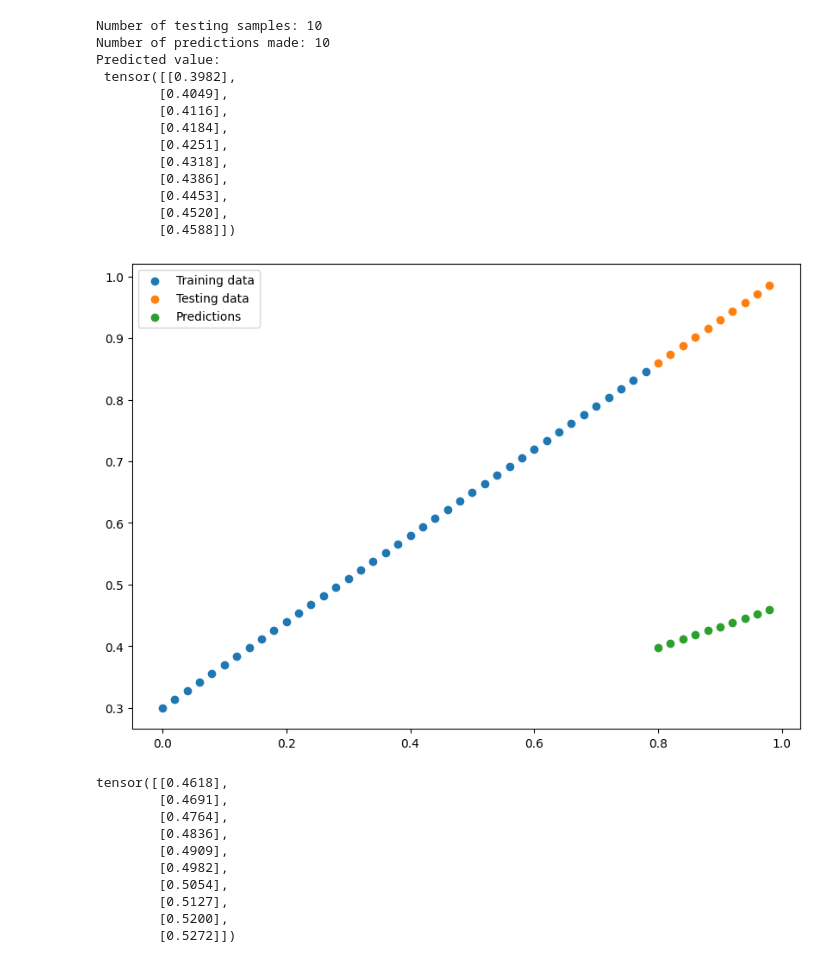
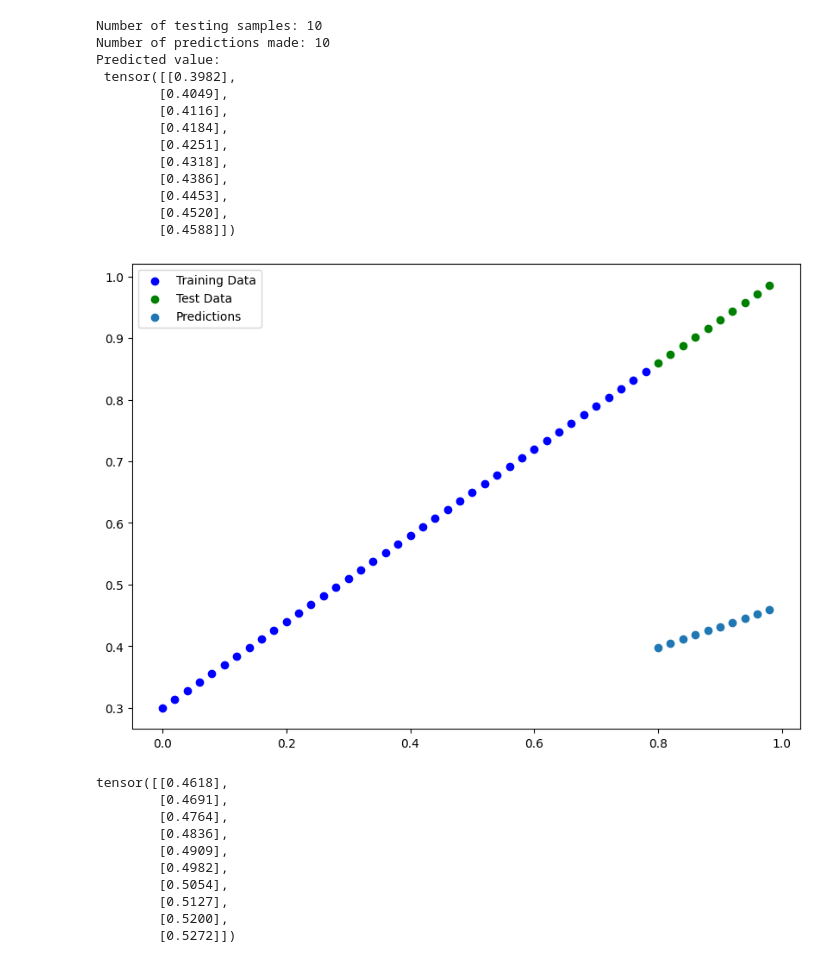
Before and after one commit to Rajnishmaurya/PyTorch-for-Deep-Learning, a Jupyter notebook: 01_Pytorch_Workflow_Fundamentals.ipynb, the cells around one changed output. Saved outputs shown, nothing was run; the diff lists cells and outputs as text; code cells hidden in the pictures.

```diff
--- a/01_Pytorch_Workflow.ipynb
+++ b/01_Pytorch_Workflow_Fundamentals.ipynb
@@ -63,10 +66,8 @@ len(X_train),len(y_train),len(X_test),len(y_test)
 
 def plot_predictions(train_data=X_train,train_labels=y_train,test_data=X_test,test_labels=y_test,predictions=None):
   plt.figure(figsize=(10,7))
-
-  plt.scatter(train_data,train_labels,label="Training data")
-  plt.scatter(test_data,test_labels,label="Testing data")
-
+  plt.scatter(train_data,train_labels,c='b',label="Training Data")
+  plt.scatter(test_data,test_labels,c='g',label="Test Data")
 
   if predictions is not None:
     plt.scatter(test_data,predictions,label="Predictions")
@@ -107,7 +113,7 @@ OrderedDict([('weights', tensor([0.3367])), ('bias', tensor([0.1288]))])
 # %%
 # Make predictions with model
 with torch.inference_mode():
-  y_pred=model_0(X_test)
+  y_preds=model_0(X_test)
 # %%
 # check the predictions
 print(f"Number of testing samples: {len(X_test)}")
@@ -128,7 +134,7 @@ Predicted value:
         [0.4520],
         [0.4588]])
 # %%
-plot_predictions(predictions=y_pred)
+plot_predictions(predictions=y_preds)
 # %% [output]
-[figure, old version]
+[figure, new version]
 # %%
```
Also changed, not shown: parts of 25 cells of this notebook, 1 other file.
